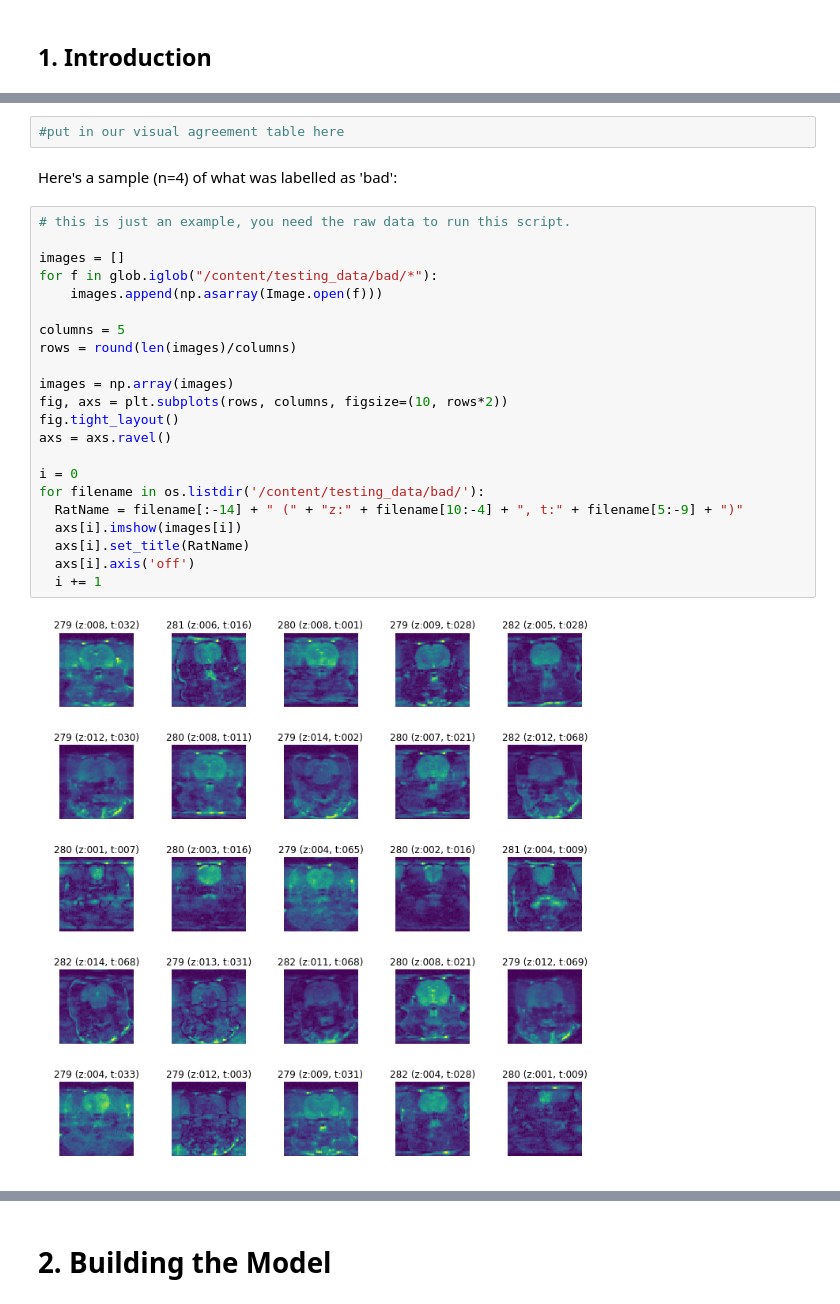
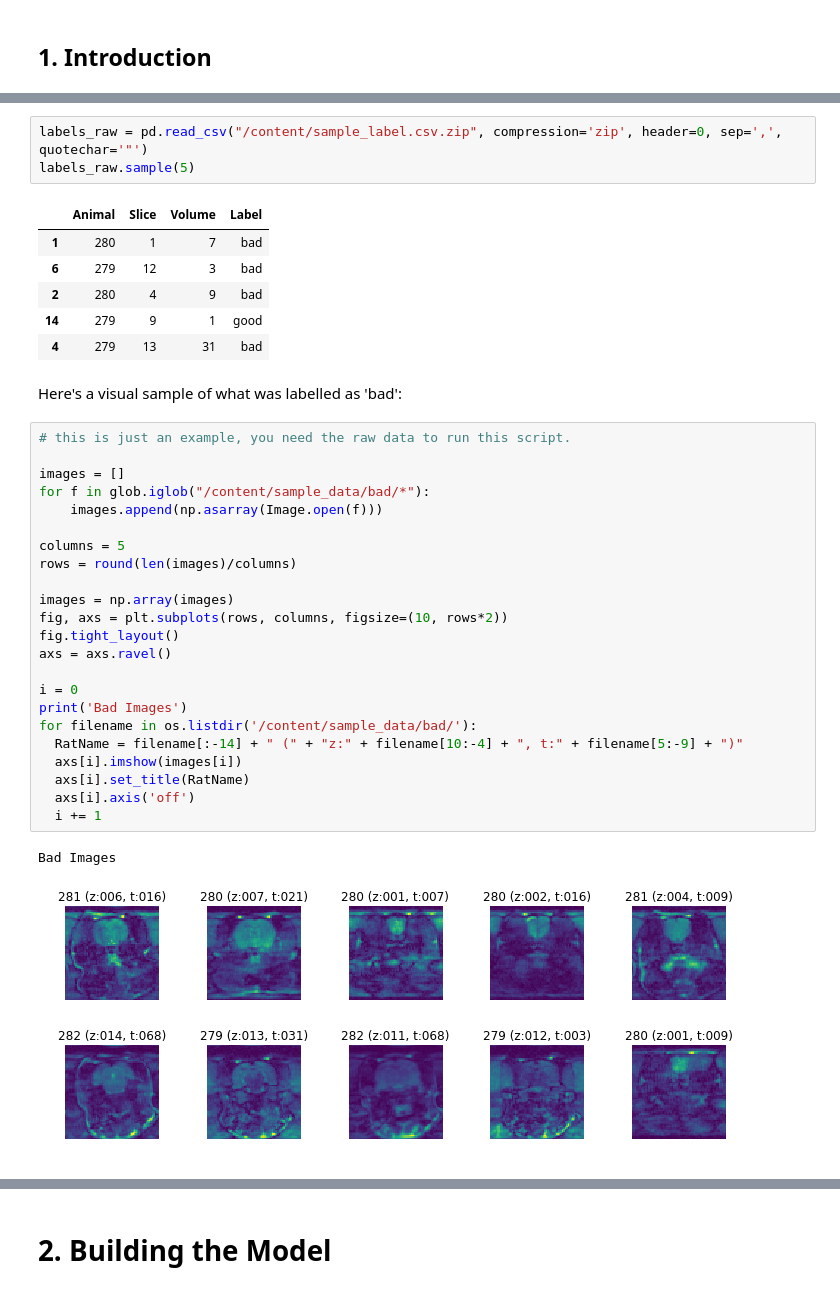
Before and after one commit to alexlaurence/CLARA, a Jupyter notebook: CLARA.ipynb, the cells around one changed output, grey strips where cells are left out. Saved outputs shown, nothing was run; the diff lists cells and outputs as text.

```diff
--- a/CLARA.ipynb
+++ b/CLARA.ipynb
@@ -133,28 +134,38 @@ Two experimenters inspected signal dropout at the coronal slices which could als
-# %%
-#put in our visual agreement table here
+# %%
+labels_raw = pd.read_csv("/content/sample_label.csv.zip", compression='zip', header=0, sep=',', quotechar='"')
+labels_raw.sample(5)
+# %% [output]
+|  | Animal | Slice | Volume | Label |
+| 1 | 280 | 1 | 7 | bad |
+| 6 | 279 | 12 | 3 | bad |
+| 2 | 280 | 4 | 9 | bad |
+| 14 | 279 | 9 | 1 | good |
+| 4 | 279 | 13 | 31 | bad |
 # %% [markdown]
-Here's a sample (n=4) of what was labelled as 'bad':
+Here's a visual sample of what was labelled as 'bad':
 # %%
 # this is just an example, you need the raw data to run this script.
 
 images = []
-for f in glob.iglob("/content/testing_data/bad/*"):
+for f in glob.iglob("/content/sample_data/bad/*"):
     images.append(np.asarray(Image.open(f)))
 
 columns = 5
 rows = round(len(images)/columns)
 
 images = np.array(images)
 fig, axs = plt.subplots(rows, columns, figsize=(10, rows*2))
 fig.tight_layout()
 axs = axs.ravel()
 
 i = 0
-for filename in os.listdir('/content/testing_data/bad/'):
+print('Bad Images')
+for filename in os.listdir('/content/sample_data/bad/'):
   RatName = filename[:-14] + " (" + "z:" + filename[10:-4] + ", t:" + filename[5:-9] + ")"
   axs[i].imshow(images[i])
   axs[i].set_title(RatName)
   axs[i].axis('off')
   i += 1
 # %% [output]
+Bad Images
-[figure, old version]
+[figure, new version]
```
Also changed, not shown: parts of 10 cells of this notebook.
